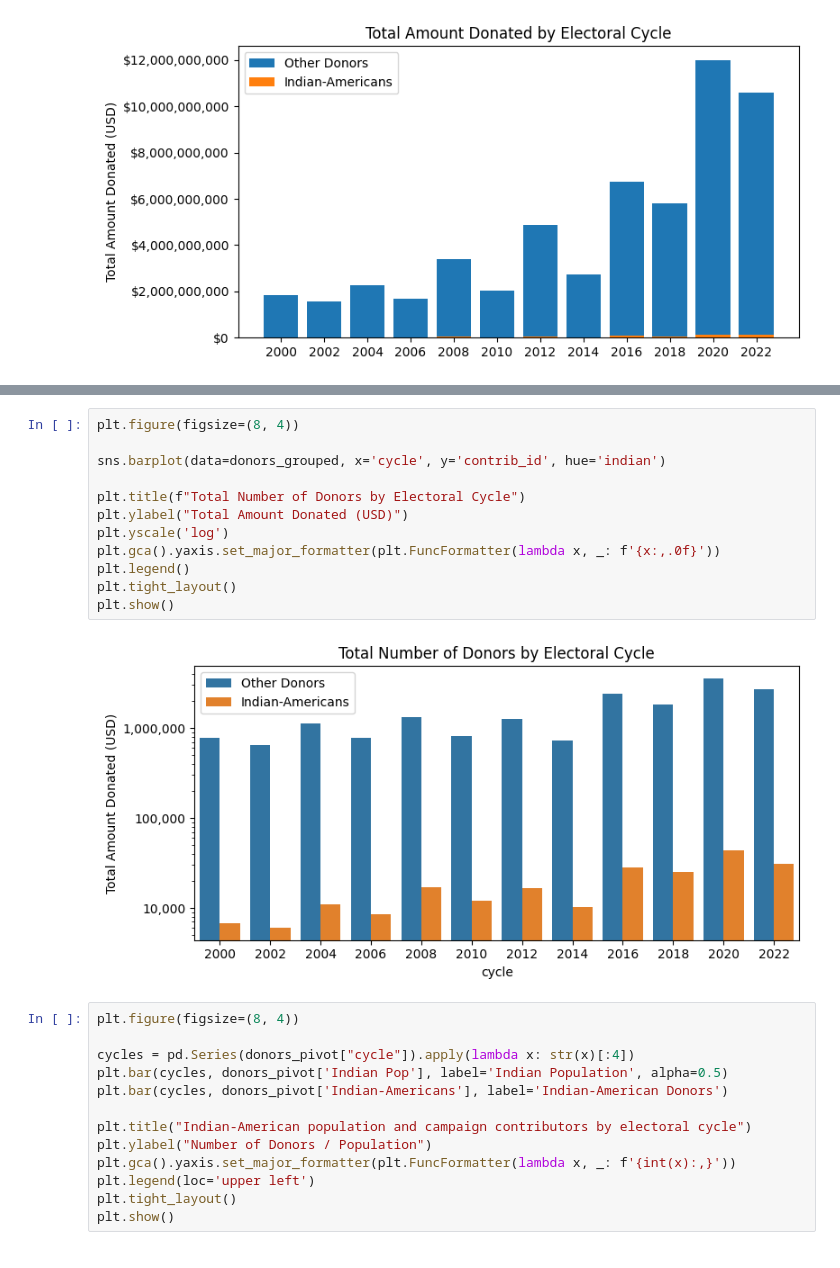
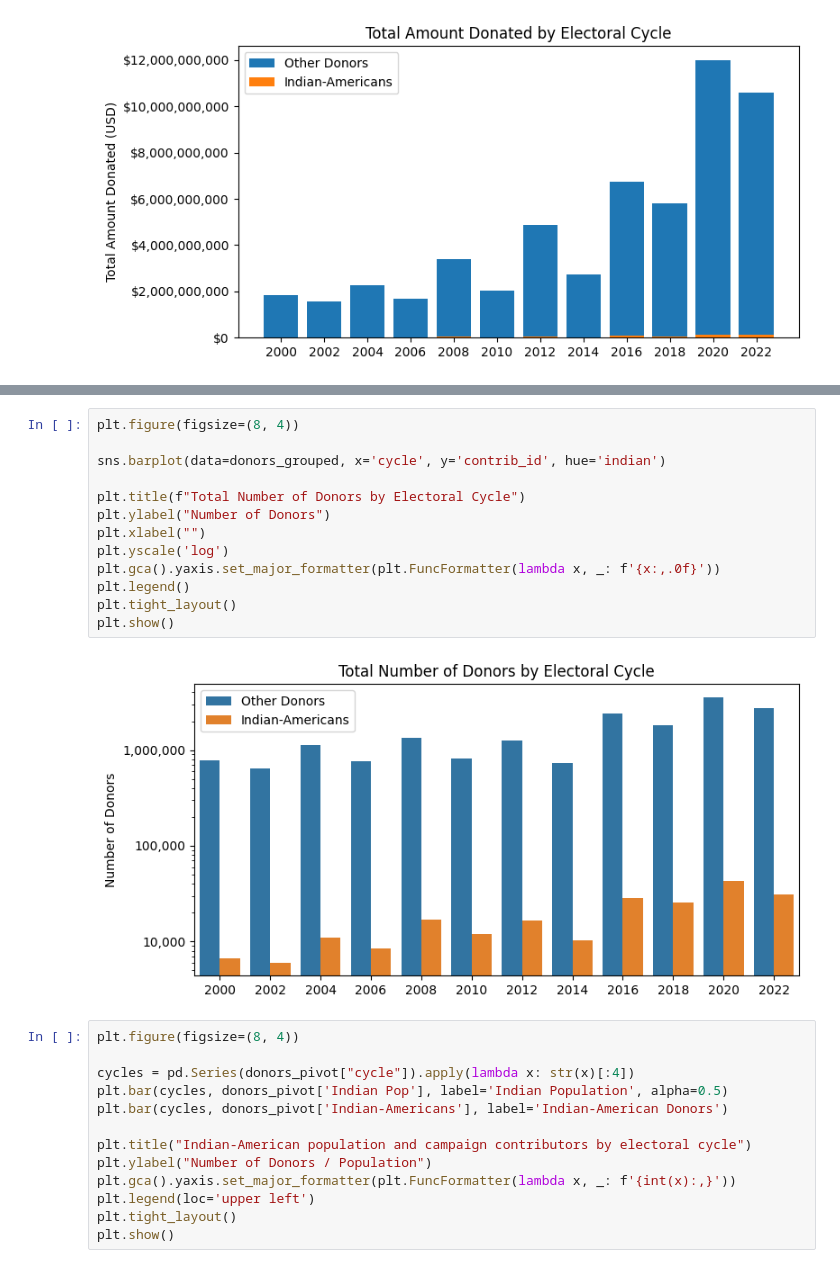
Before and after one commit to kkkarnav/indianamericancontributions, a Jupyter notebook: donor_stats.ipynb, the cells around one changed output, grey strips where cells are left out. Cells and saved outputs as stored; diff of their text form.

```diff
--- a/donor_stats.ipynb
+++ b/donor_stats.ipynb
@@ -208,17 +232,18 @@ plt.show()
 # %%
 plt.figure(figsize=(8, 4))
 
 sns.barplot(data=donors_grouped, x='cycle', y='contrib_id', hue='indian')
 
 plt.title(f"Total Number of Donors by Electoral Cycle")
-plt.ylabel("Total Amount Donated (USD)")
+plt.ylabel("Number of Donors")
+plt.xlabel("")
 plt.yscale('log')
 plt.gca().yaxis.set_major_formatter(plt.FuncFormatter(lambda x, _: f'{x:,.0f}'))
 plt.legend()
 plt.tight_layout()
 plt.show()
 # %% [output]
-[figure, old version]
+[figure, new version]
 # %%
 plt.figure(figsize=(8, 4))
 
```
Also changed, not shown: parts of 23 cells of this notebook, 7 other files.
